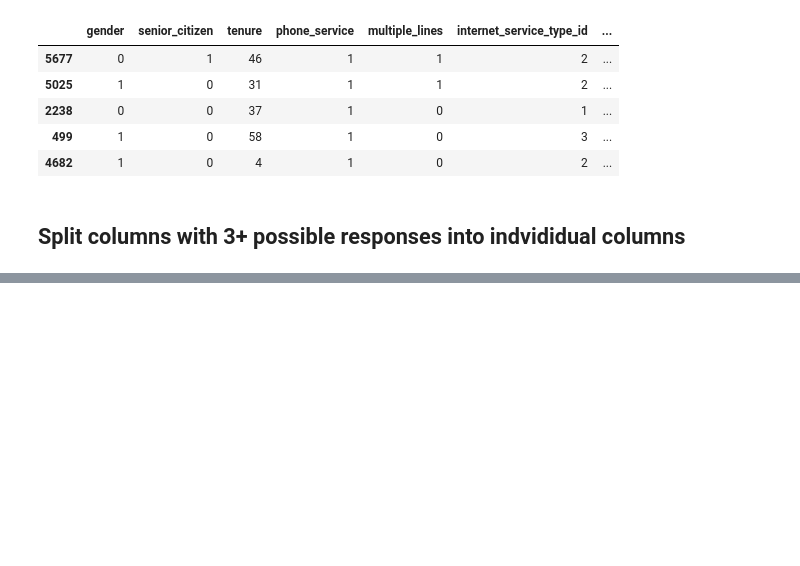
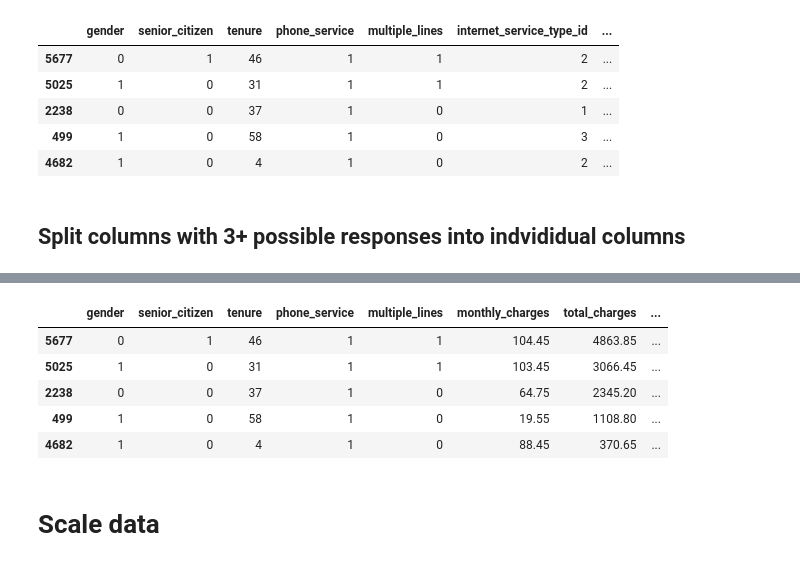
Before and after one commit to soslin/telco-churn-project, a Jupyter notebook: telco_customer_churn.ipynb, the cells around one changed output, grey strips where cells are left out. Cells and saved outputs as stored; diff of their text form; code cells hidden in the pictures; blank space fills up the shorter version.

```diff
--- a/telco_customer_churn.ipynb
+++ b/telco_customer_churn.ipynb
@@ -192,8 +192,8 @@ memory usage: 1.2+ MB
 # %% [markdown]
 ### Split data
 # %%
-X = df_t.drop(columns=['churn', 'customer_id', 'internet_service_type', 'contract_type', 'payment_type'])
-y = pd.DataFrame(df_t['churn'])
+X = df.drop(columns=['churn', 'customer_id', 'internet_service_type', 'contract_type', 'payment_type'])
+y = pd.DataFrame(df['churn'])
 # %%
 df_t = split_my_data(X, y)
 # %%
@@ -491,5 +500,6 @@ X_train, X_test = encode(X_train, X_test, col_name = 'internet_service_type_id')
 # %%
 ### Rename newly created columns
 # %%
-X_train.rename(columns={1 :'DSL', 2 : 'fiber_optic', 3 : 'no_internet'}, inplace=True)
+X_train.rename(columns={1 :'DSL', 2 : 'fiber_optic', 3 : 'no_internet'}, inplace = True)
+X_test.rename(columns={1 :'DSL', 2 : 'fiber_optic', 3 : 'no_internet'}, inplace = True)
 # %%
@@ -528,6 +538,12 @@ X_train.rename(columns={1 :'DSL', 2 : 'fiber_optic', 3 : 'no_internet'}, inplace
+# %%
+X_train.rename(columns={1 :'monthly', 2 : 'one_year', 3 : 'two_year'}, inplace = True)
+X_test.rename(columns={1 :'monthly', 2 : 'one_year', 3 : 'two_year'}, inplace = True)
 # %%
 X_train.drop(columns= 'internet_service_type_id', inplace = True)
 X_test.drop(columns= 'internet_service_type_id', inplace = True)
+# %%
+X_train.drop(columns= 'contract_type_id', inplace = True)
+X_test.drop(columns= 'contract_type_id', inplace = True)
 # %%
 X_train["tenure_years"] = (X_train.tenure/12).apply(np.floor)
 X_test["tenure_years"] = (X_train.tenure/12).apply(np.floor)
@@ -542 +550,12 @@ X_test["tenure_years"] = (X_train.tenure/12).apply(np.floor)
+# %%
+X_train.head()
+# %% [output]
+|  | gender | senior_citizen | tenure | phone_service | multiple_lines | monthly_charges | total_charges | ... |
+| 5677 | 0 | 1 | 46 | 1 | 1 | 104.45 | 4863.85 | ... |
+| 5025 | 1 | 0 | 31 | 1 | 1 | 103.45 | 3066.45 | ... |
+| 2238 | 0 | 0 | 37 | 1 | 0 | 64.75 | 2345.20 | ... |
+| 499 | 1 | 0 | 58 | 1 | 0 | 19.55 | 1108.80 | ... |
+| 4682 | 1 | 0 | 4 | 1 | 0 | 88.45 | 370.65 | ... |
+# %% [markdown]
+# Scale data
 # %%
```
Also changed, not shown: parts of 22 cells of this notebook.
